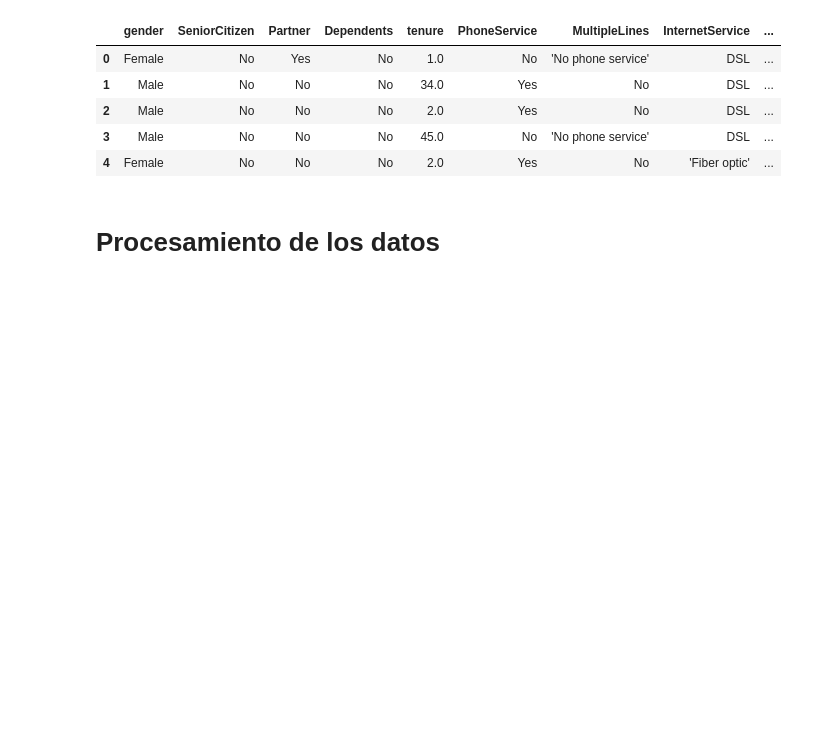
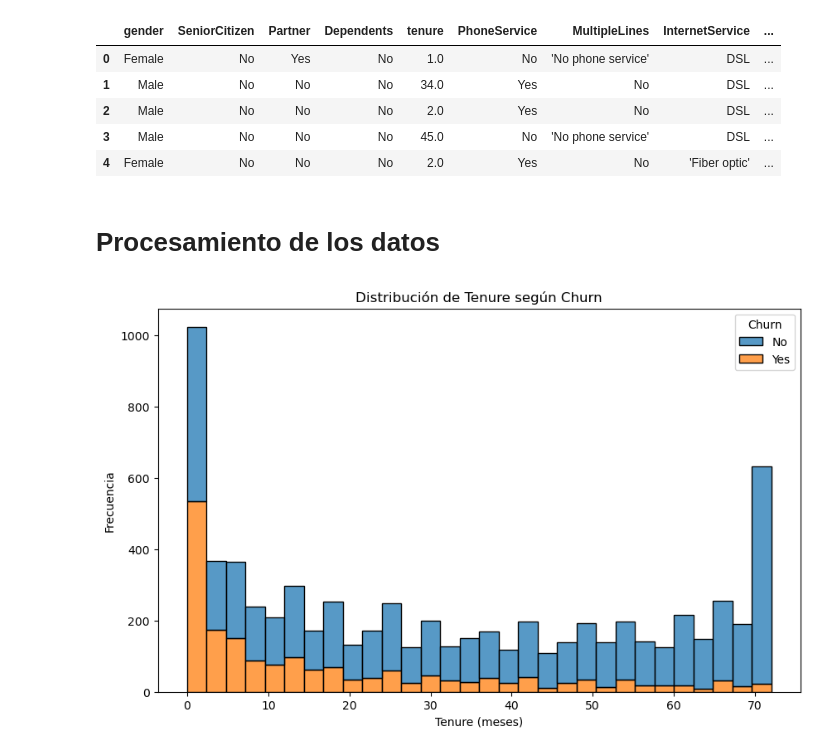
Before and after one commit to nataliaocmo/ProyectoTelecomunicaciones, a Jupyter notebook: proyecto.ipynb, the cells around one changed output. Saved outputs shown, nothing was run; the diff lists cells and outputs as text; code cells hidden in the pictures; blank space fills up the shorter version.

```diff
--- a/proyecto.ipynb
+++ b/proyecto.ipynb
@@ -19,3 +20,7 @@ df.head()
 | 4 | Female | No | No | No | 2.0 | Yes | No | 'Fiber optic' | ... |
 # %% [markdown]
 # Procesamiento de los datos
+# %%
+df['tenure'] = pd.to_numeric(df['tenure'], errors='coerce').fillna(0)
+df['TotalCharges'] = pd.to_numeric(df['TotalCharges'], errors='coerce')
+df['TotalCharges'] = df['TotalCharges'].fillna(df['MonthlyCharges'] * df['tenure'])
@@ -21,0 +33,9 @@ df.head()
+# %%
+plt.figure(figsize=(10, 6))
+sns.histplot(data=df, x='tenure', hue='Churn', multiple='stack', bins=30)
+plt.title('Distribución de Tenure según Churn')
+plt.xlabel('Tenure (meses)')
+plt.ylabel('Frecuencia')
+plt.show()
+# %% [output]
+[figure, added]
```
Also changed, not shown: parts of 2 cells of this notebook.
